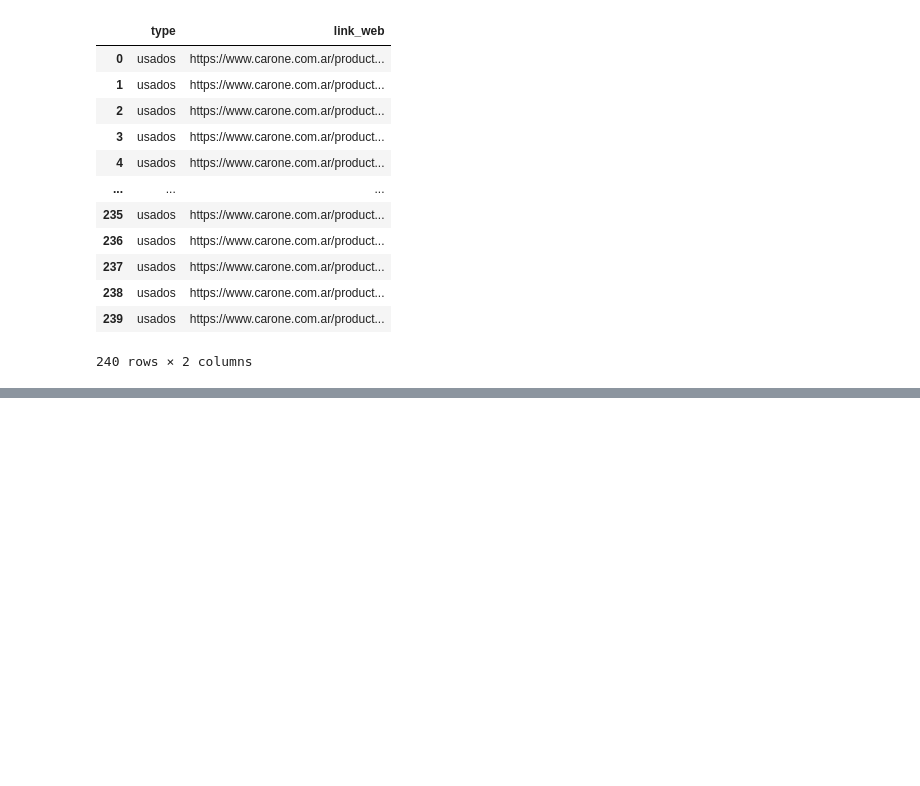
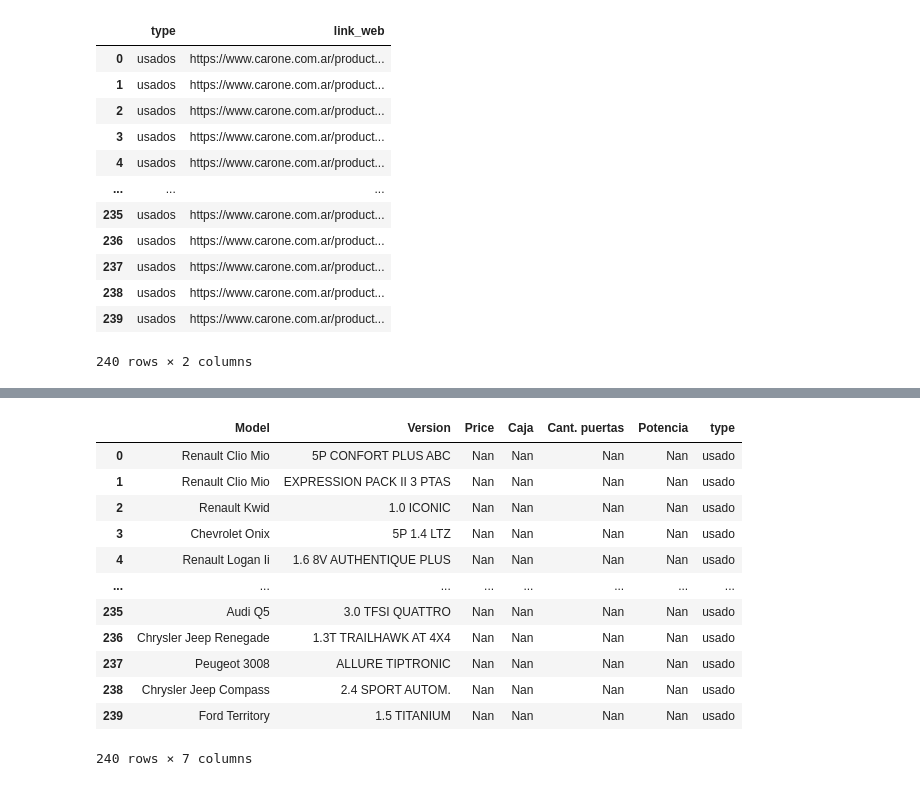
Before and after one commit to matiasfeliu92/jupyter_data, a Jupyter notebook: ETL/carone_data_ETL.ipynb, the cells around one changed output, grey strips where cells are left out. Saved outputs shown, nothing was run; the diff lists cells and outputs as text; code cells hidden in the pictures; blank space fills up the shorter version.

Commit message:
update ETL/carone_data_ETL.ipynb and CSV/df_carone_model_links.csv

```diff
--- a/ETL/carone_data_ETL.ipynb
+++ b/ETL/carone_data_ETL.ipynb
@@ -251,0 +260,3 @@ df_okm_models_description
+# %%
+df_usados_links = df_all_model_links[df_all_model_links['type'] == 'usados']
+df_usados_links
@@ -251,0 +277,23 @@ df_okm_models_description
+# %%
+usados_models_description = []
+# okm_links = [url['link_web'] for url in okm_model_links if url['type'] == '0km']
+
+for link in list(df_usados_links['link_web']):
+  res = requests.get(link)
+  soup = BeautifulSoup(res.text, "html.parser")
+  tree = html.fromstring(res.content)
+  model_name = tree.xpath('/html/body/div[1]/div[4]/div/div/div/div/div[1]/div/div/div/div/div[2]/h1/text()')
+  # print(model_name[0].replace("\n"))
+  model_version = tree.xpath('/html/body/div[1]/div[4]/div/div/div/div/div[1]/div/div/div/div/div[2]/span/text()')
+  # print(model_version)
+  model_price = tree.xpath('/html/body/div[1]/div[4]/div/div/div/div/div[1]/div/div/div/div/div[2]/p[2]/span/bdi/text()')
+  model_caja = tree.xpath('/html/body/div[1]/div[4]/div/div/div/div/div[1]/div/div/div/section[2]/div[4]/div/div/div/div[2]/ul/li[8]/text()')
+  model_puertas_count = tree.xpath('/html/body/div[1]/div[4]/div/div/div/div/div[1]/div/div/div/section[2]/div[4]/div/div/div/div[2]/ul[4]/li[4]/text()')
+  model_potencia = tree.xpath('/html/body/div[1]/div[4]/div/div/div/div/div[1]/div/div/div/section[2]/div[4]/div/div/div/div[2]/ul[1]/li[3]/text()')
+
+  if model_price == [] or model_caja == [] or model_puertas_count == [] or model_potencia == []:
+    print({'model_name': model_name[0].replace("\n", ""), 'model_version': model_version[0].replace("\n", ""), 'model_price': model_price, 'model_caja': model_caja, 'model_puertas_count': model_puertas_count, 'model_potencia': model_potencia})
+    usados_models_description.append({'Model': model_name[0].replace("\n", ""), 'Version': model_version[0].replace("\n", ""), 'Price': "Nan", 'Caja': "Nan", 'Cant. puertas': "Nan", 'Potencia': "Nan"})
+  elif model_price != [] or model_caja != [] or model_puertas_count != [] or model_potencia != []:
+    print({'model_name': model_name[0].replace("\n", ""), 'model_version': model_version[0].replace("\n", ""), 'model_price': model_price, 'model_caja': model_caja, 'model_puertas_count': model_puertas_count, 'model_potencia': model_potencia})
+    usados_models_description.append({'Model': model_name[0].replace("\n", ""), 'Version': model_version[0].replace("\n", ""), 'Price': model_price[0], 'Caja': model_caja[0], 'Cant. puertas': model_puertas_count[0].replace("Puertas: ", ""), 'Potencia': model_potencia[0].replace("Potencia: ", "")})
@@ -251,0 +318,18 @@ df_okm_models_description
+# %%
+df_usados_models_description = pd.DataFrame(usados_models_description)
+df_usados_models_description['type'] = "usado"
+df_usados_models_description
+# %% [output]
+|  | Model | Version | Price | Caja | Cant. puertas | Potencia | type |
+| 0 | Renault Clio Mio | 5P CONFORT PLUS ABC | Nan | Nan | Nan | Nan | usado |
+| 1 | Renault Clio Mio | EXPRESSION PACK II 3 PTAS | Nan | Nan | Nan | Nan | usado |
+| 2 | Renault Kwid | 1.0 ICONIC | Nan | Nan | Nan | Nan | usado |
+| 3 | Chevrolet Onix | 5P 1.4 LTZ | Nan | Nan | Nan | Nan | usado |
+| 4 | Renault Logan Ii | 1.6 8V AUTHENTIQUE PLUS | Nan | Nan | Nan | Nan | usado |
+| ... | ... | ... | ... | ... | ... | ... | ... |
+| 235 | Audi Q5 | 3.0 TFSI QUATTRO | Nan | Nan | Nan | Nan | usado |
+| 236 | Chrysler Jeep Renegade | 1.3T TRAILHAWK AT 4X4 | Nan | Nan | Nan | Nan | usado |
+| 237 | Peugeot 3008 | ALLURE TIPTRONIC | Nan | Nan | Nan | Nan | usado |
+| 238 | Chrysler Jeep Compass | 2.4 SPORT AUTOM. | Nan | Nan | Nan | Nan | usado |
+| 239 | Ford Territory | 1.5 TITANIUM | Nan | Nan | Nan | Nan | usado |
+240 rows × 7 columns
```
Also changed, not shown: parts of 15 cells of this notebook, 1 other file.
